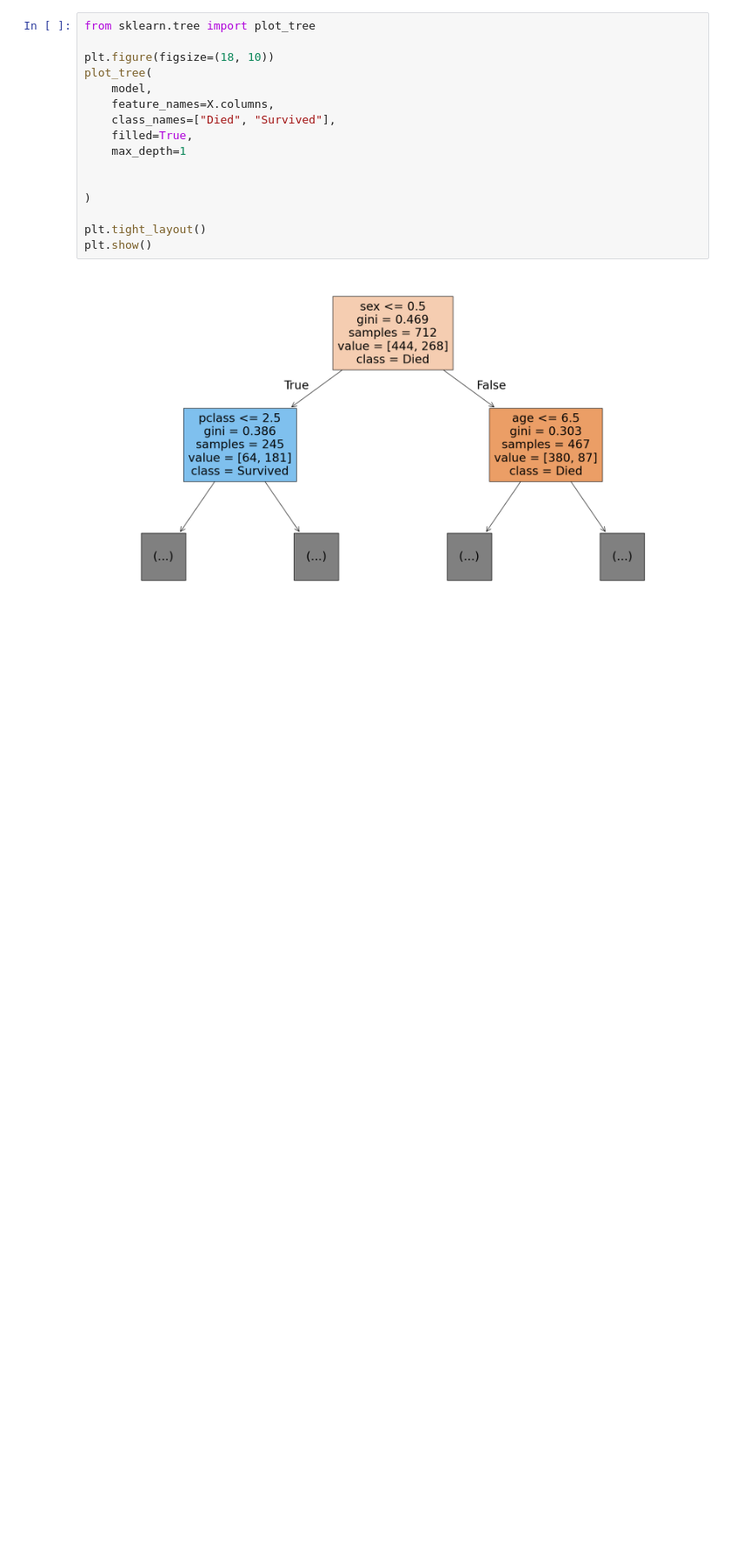
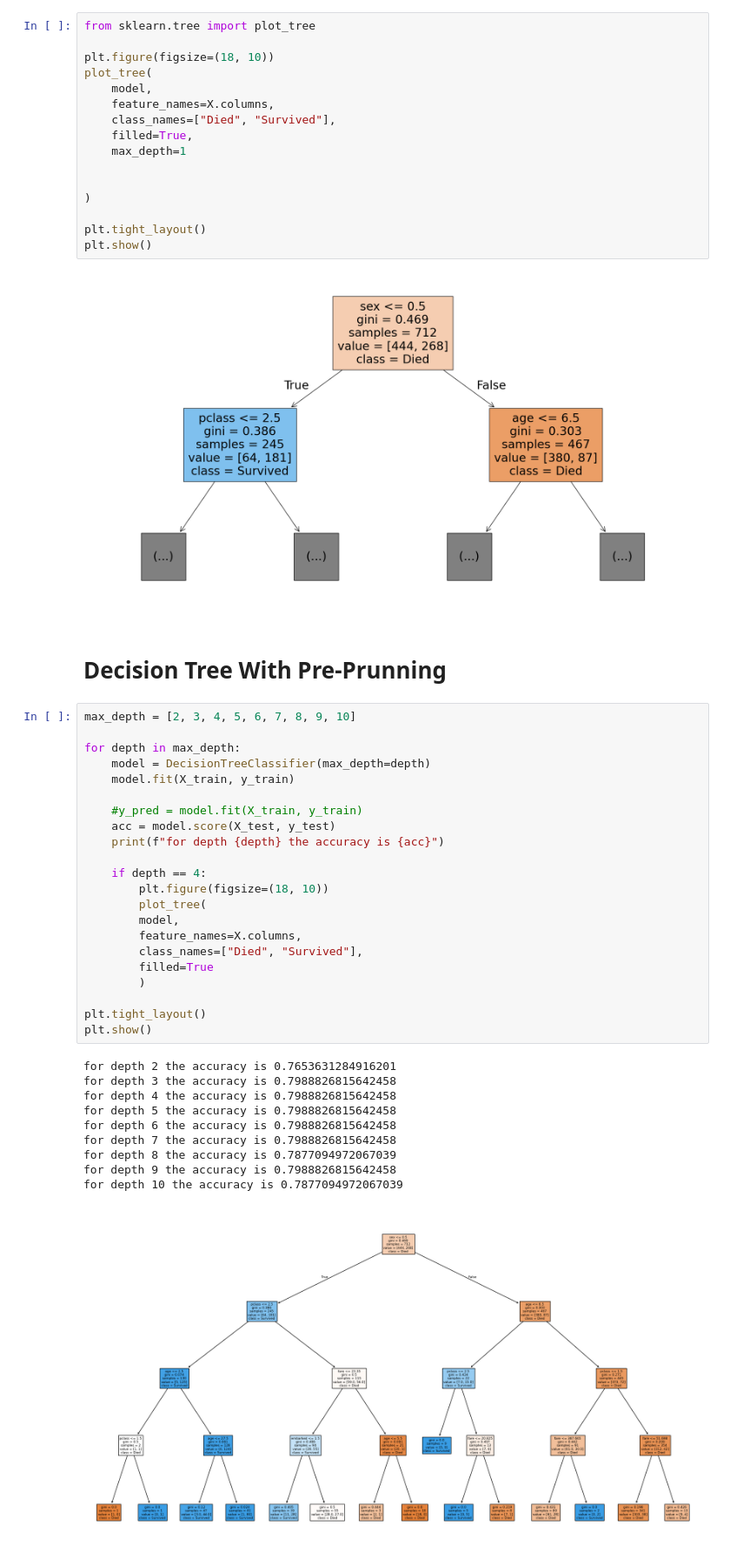
Before and after one commit to KARTHIKAKRISHNA123/aiml-knowledge-base, a Jupyter notebook: prime/Supervised ML/6.Decision Trees/Decision_Tree_Classifier_mine.ipynb, the cells around one changed output. Shown at 87% size. Cells and saved outputs as stored; diff of their text form; blank space fills up the shorter version.

Commit message:
feat: Completed with Pre-Prunning of Decision Trees

```diff
--- a/prime/Supervised ML/6.Decision Trees/Decision_Tree_Classifier_mine.ipynb
+++ b/prime/Supervised ML/6.Decision Trees/Decision_Tree_Classifier_mine.ipynb
@@ -218,3 +218,38 @@ plt.tight_layout()
 plt.show()
 # %% [output]
 [figure]
+# %% [markdown]
+# Decision Tree With Pre-Prunning
+# %%
+max_depth = [2, 3, 4, 5, 6, 7, 8, 9, 10]
+
+for depth in max_depth:
+    model = DecisionTreeClassifier(max_depth=depth)
+    model.fit(X_train, y_train)
+
+    #y_pred = model.fit(X_train, y_train)
+    acc = model.score(X_test, y_test)
+    print(f"for depth {depth} the accuracy is {acc}")
+
+    if depth == 4:
+        plt.figure(figsize=(18, 10))
+        plot_tree(
+        model,
+        feature_names=X.columns,
+        class_names=["Died", "Survived"],
+        filled=True
+        )
+
+plt.tight_layout()
+plt.show()
+# %% [output]
+for depth 2 the accuracy is 0.7653631284916201
+for depth 3 the accuracy is 0.7988826815642458
+for depth 4 the accuracy is 0.7988826815642458
+for depth 5 the accuracy is 0.7988826815642458
+for depth 6 the accuracy is 0.7988826815642458
+for depth 7 the accuracy is 0.7988826815642458
+for depth 8 the accuracy is 0.7877094972067039
+for depth 9 the accuracy is 0.7988826815642458
+for depth 10 the accuracy is 0.7877094972067039
+[figure, added]
```
Also changed, not shown: parts of 2 cells of this notebook, 3 other files.
